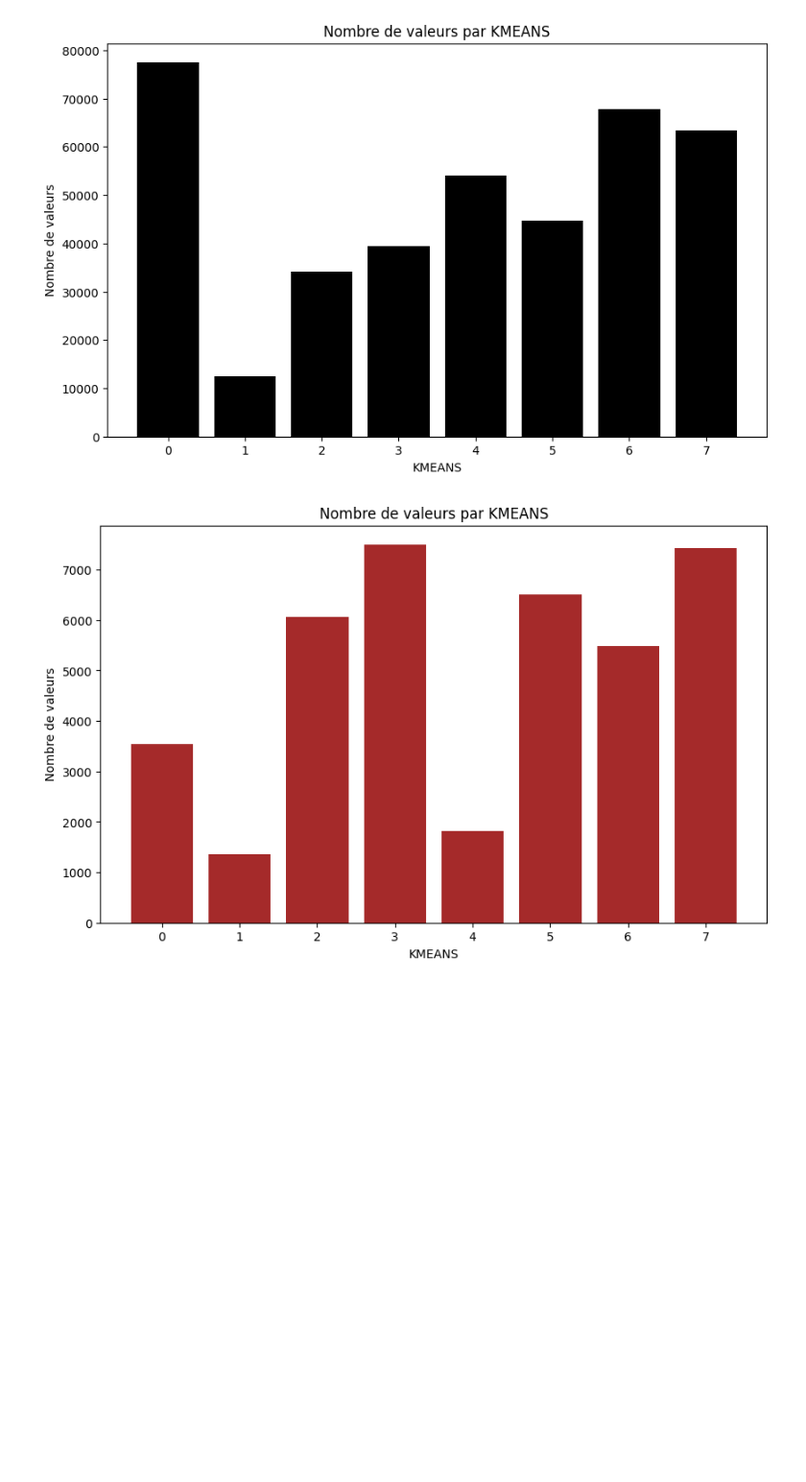
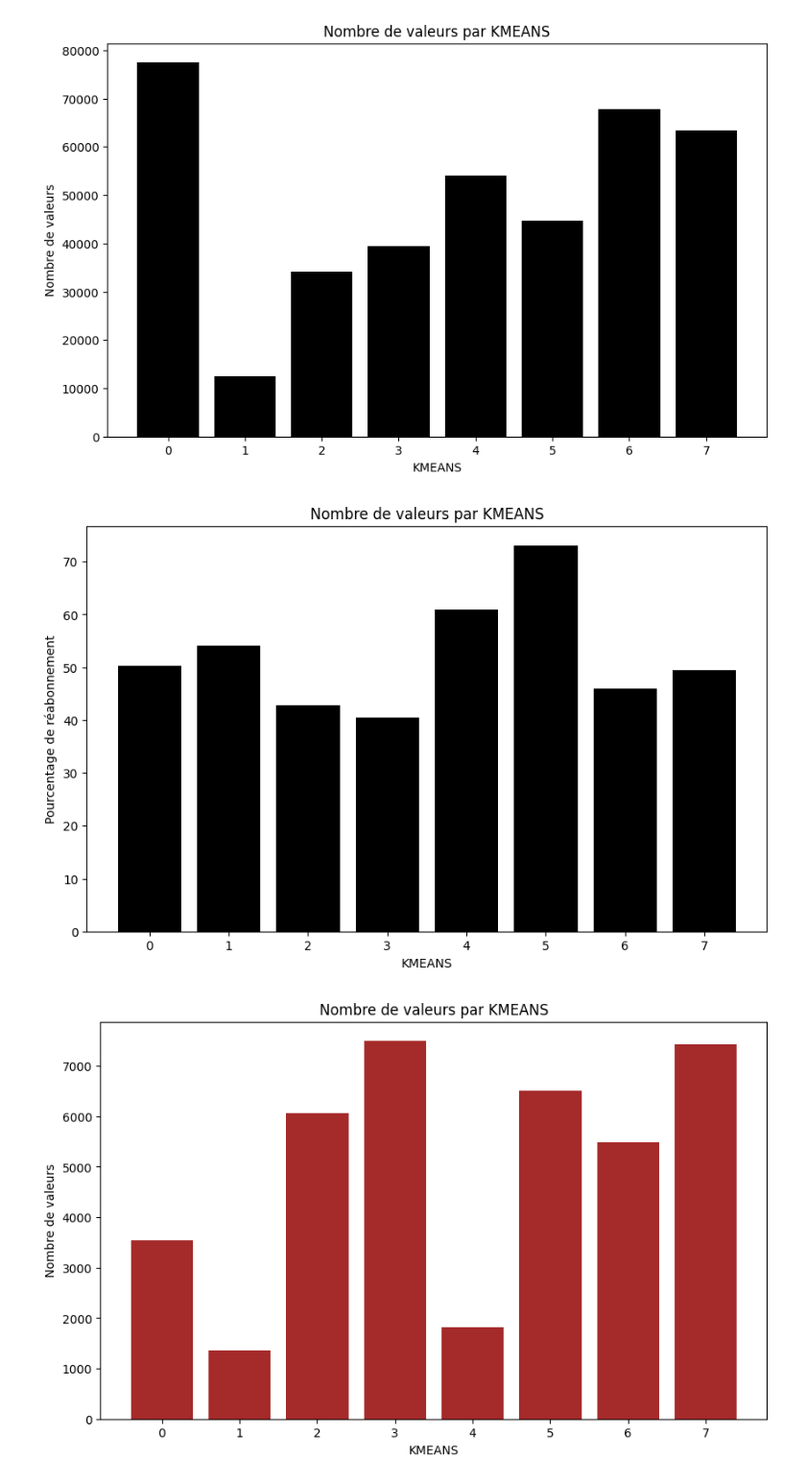
Before and after one commit to Statapp-CANAL/Statapp-CANAL, a Jupyter notebook: Data_operations/antoine.ipynb, the cells around one changed output. Shown at 96% size. Saved outputs shown, nothing was run; the diff lists cells and outputs as text; code cells hidden in the pictures; blank space fills up the shorter version.

```diff
--- a/Data_operations/antoine.ipynb
+++ b/Data_operations/antoine.ipynb
@@ -136,18 +96,32 @@ plt.show()
 [figure]
 # %%
 tous = join_dataFrames(dfn, cluster_id_all, 'ID_ABONNE')
+total2 = file_to_dataframe(data_path + "total2.csv")
 liste = tous.groupby(['KMEANS']).count()
 donnees = pd.DataFrame(liste)
-donnees['KMEANS'] = donnees.index
+donnees['KMEANS2'] = donnees.index
 
 plt.figure(figsize=(10, 6))
-plt.bar(donnees['KMEANS'], donnees['ID_ABONNE'], color='black')
+plt.bar(donnees['KMEANS2'], donnees['ID_ABONNE'], color='black')
 plt.xlabel('KMEANS')
 plt.ylabel('Nombre de valeurs')
 plt.title('Nombre de valeurs par KMEANS')
-plt.xticks(donnees['KMEANS'])
+plt.xticks(donnees['KMEANS2'])
 plt.show()
 # %% [output]
 [figure]
+# %%
+merged_df = pd.merge(donnees, total2, on='KMEANS2', how='left')
+merged_df['Percentage'] = (merged_df['ID_ABONNE_x'] / merged_df['ID_ABONNE_y']) * 100
+
+plt.figure(figsize=(10, 6))
+plt.bar(merged_df['KMEANS2'], merged_df['Percentage'], color='black')
+plt.xlabel('KMEANS')
+plt.ylabel('Pourcentage de réabonnement')
+plt.title('Nombre de valeurs par KMEANS')
+plt.xticks(merged_df['KMEANS2'])
+plt.show()
+# %% [output]
+[figure, added]
 # %%
 tousp = join_dataFrames(dfn, cluster_id, 'ID_ABONNE')
```
Also changed, not shown: parts of 20 cells of this notebook.
